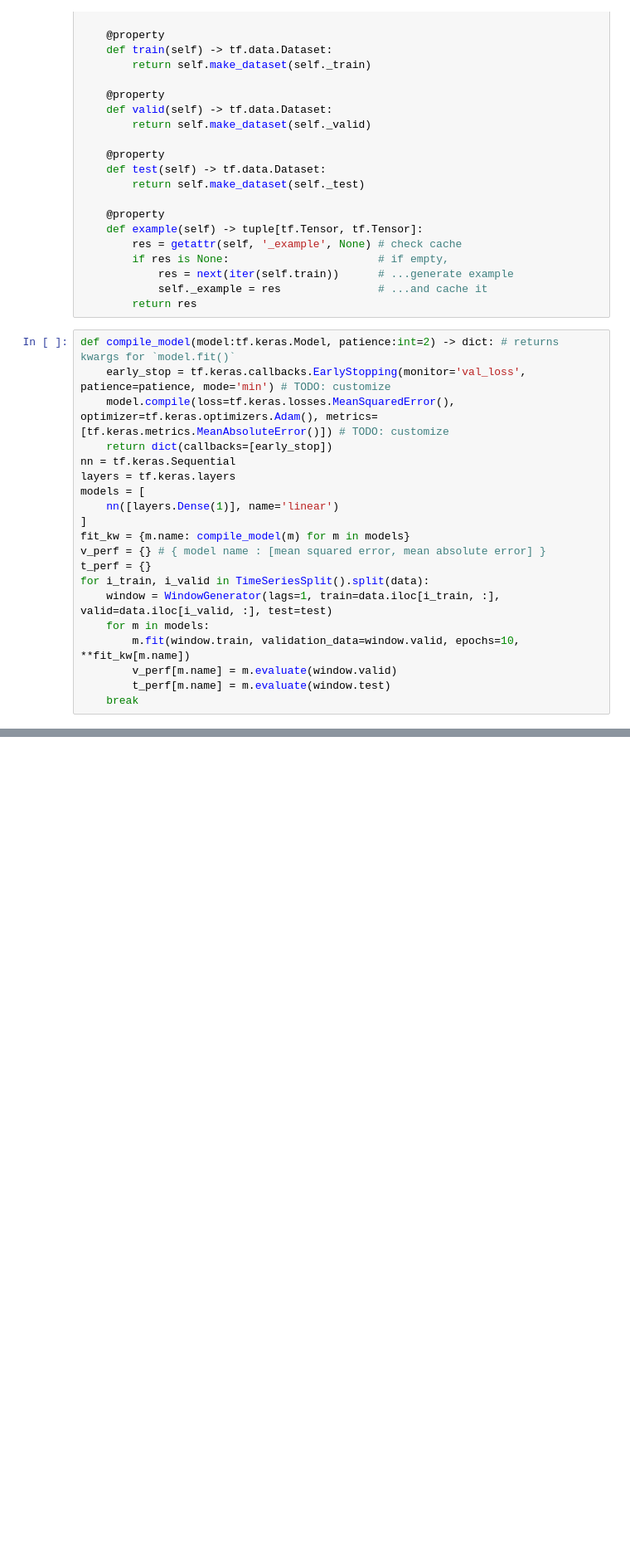
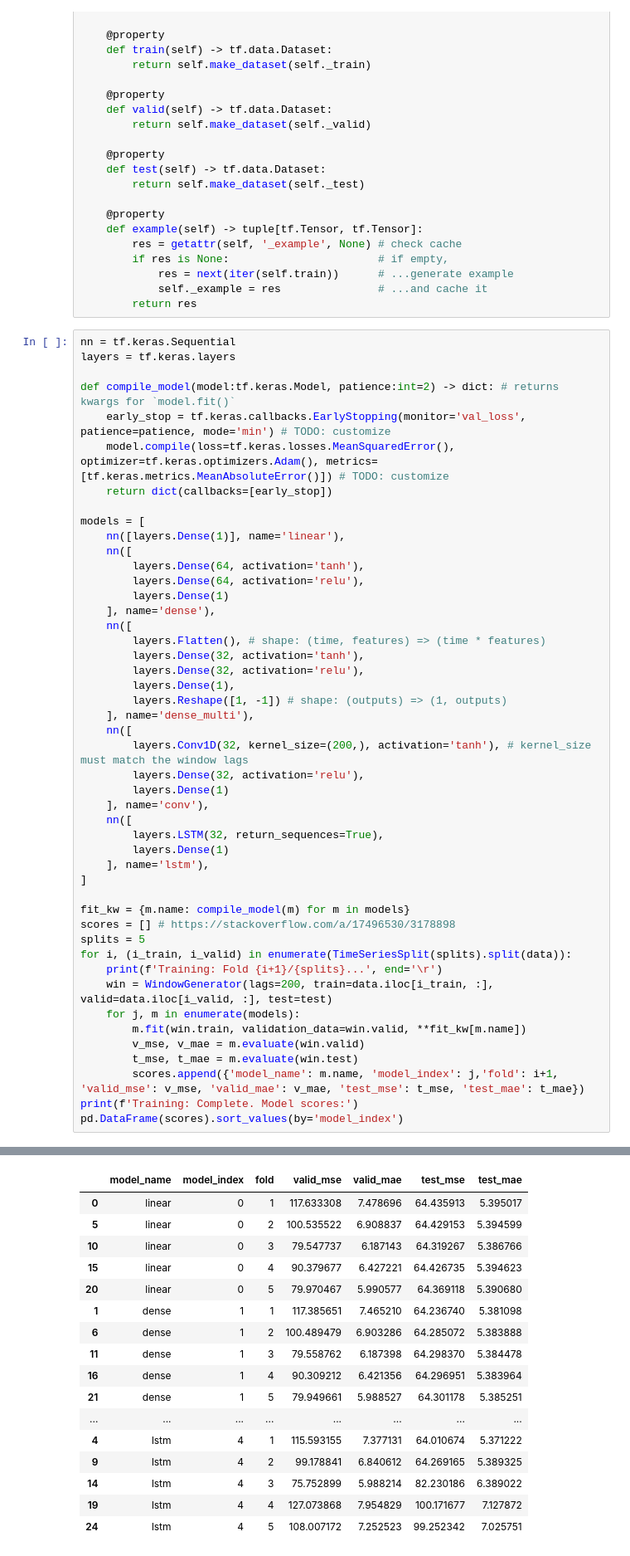
Before and after one commit to whitgroves/optiver-trading-at-the-close, a Jupyter notebook: optiver-trading-at-the-close/v17.ipynb, the cells around one changed output, grey strips where cells are left out. Shown at 83% size. Drawn from its saved outputs; the diff is of its cells as text; blank space fills up the shorter version.

```diff
--- a/optiver-trading-at-the-close/v17.ipynb
+++ b/optiver-trading-at-the-close/v17.ipynb
@@ -147,23 +146,50 @@ class WindowGenerator: # https://www.tensorflow.org/tutorials/structured_data/ti
             self._example = res               # ...and cache it
         return res
 # %%
+nn = tf.keras.Sequential
+layers = tf.keras.layers
+
 def compile_model(model:tf.keras.Model, patience:int=2) -> dict: # returns kwargs for `model.fit()`
     early_stop = tf.keras.callbacks.EarlyStopping(monitor='val_loss', patience=patience, mode='min') # TODO: customize
     model.compile(loss=tf.keras.losses.MeanSquaredError(), optimizer=tf.keras.optimizers.Adam(), metrics=[tf.keras.metrics.MeanAbsoluteError()]) # TODO: customize
     return dict(callbacks=[early_stop])
-nn = tf.keras.Sequential
-layers = tf.keras.layers
+
 models = [
-    nn([layers.Dense(1)], name='linear')
+    nn([layers.Dense(1)], name='linear'),
+    nn([
+        layers.Dense(64, activation='tanh'),
+        layers.Dense(64, activation='relu'),
+        layers.Dense(1)
+    ], name='dense'),
+    nn([
+        layers.Flatten(), # shape: (time, features) => (time * features)
+        layers.Dense(32, activation='tanh'),
+        layers.Dense(32, activation='relu'),
+        layers.Dense(1),
+        layers.Reshape([1, -1]) # shape: (outputs) => (1, outputs)
+    ], name='dense_multi'),
+    nn([
+        layers.Conv1D(32, kernel_size=(200,), activation='tanh'), # kernel_size must match the window lags
+        layers.Dense(32, activation='relu'),
+        layers.Dense(1)
+    ], name='conv'),
+    nn([
+        layers.LSTM(32, return_sequences=True),
+        layers.Dense(1)
+    ], name='lstm'),
 ]
+
 fit_kw = {m.name: compile_model(m) for m in models}
-v_perf = {} # { model name : [mean squared error, mean absolute error] }
-t_perf = {}
-for i_train, i_valid in TimeSeriesSplit().split(data):
-    window = WindowGenerator(lags=1, train=data.iloc[i_train, :], valid=data.iloc[i_valid, :], test=test)
-    for m in models:
-        m.fit(window.train, validation_data=window.valid, epochs=10, **fit_kw[m.name])
-        v_perf[m.name] = m.evaluate(window.valid)
-        t_perf[m.name] = m.evaluate(window.test)
-    break
+scores = [] # https://stackoverflow.com/a/17496530/3178898
+splits = 5
+for i, (i_train, i_valid) in enumerate(TimeSeriesSplit(splits).split(data)):
+    print(f'Training: Fold {i+1}/{splits}...', end='\r')
+    win = WindowGenerator(lags=200, train=data.iloc[i_train, :], valid=data.iloc[i_valid, :], test=test)
+    for j, m in enumerate(models):
+        m.fit(win.train, validation_data=win.valid, **fit_kw[m.name])
+        v_mse, v_mae = m.evaluate(win.valid)
+        t_mse, t_mae = m.evaluate(win.test)
+        scores.append({'model_name': m.name, 'model_index': j,'fold': i+1, 'valid_mse': v_mse, 'valid_mae': v_mae, 'test_mse': t_mse, 'test_mae': t_mae})
+print(f'Training: Complete. Model scores:')
+pd.DataFrame(scores).sort_values(by='model_index')
 # %% [output]
@@ -171,0 +200,17 @@ I0000 00:00:1701050927.533268   22220 device_compiler.h:186] Compiled cluster us
+|  | model_name | model_index | fold | valid_mse | valid_mae | test_mse | test_mae |
+| 0 | linear | 0 | 1 | 117.633308 | 7.478696 | 64.435913 | 5.395017 |
+| 5 | linear | 0 | 2 | 100.535522 | 6.908837 | 64.429153 | 5.394599 |
+| 10 | linear | 0 | 3 | 79.547737 | 6.187143 | 64.319267 | 5.386766 |
+| 15 | linear | 0 | 4 | 90.379677 | 6.427221 | 64.426735 | 5.394623 |
+| 20 | linear | 0 | 5 | 79.970467 | 5.990577 | 64.369118 | 5.390680 |
+| 1 | dense | 1 | 1 | 117.385651 | 7.465210 | 64.236740 | 5.381098 |
+| 6 | dense | 1 | 2 | 100.489479 | 6.903286 | 64.285072 | 5.383888 |
+| 11 | dense | 1 | 3 | 79.558762 | 6.187398 | 64.298370 | 5.384478 |
+| 16 | dense | 1 | 4 | 90.309212 | 6.421356 | 64.296951 | 5.383964 |
+| 21 | dense | 1 | 5 | 79.949661 | 5.988527 | 64.301178 | 5.385251 |
+| ... | ... | ... | ... | ... | ... | ... | ... |
+| 4 | lstm | 4 | 1 | 115.593155 | 7.377131 | 64.010674 | 5.371222 |
+| 9 | lstm | 4 | 2 | 99.178841 | 6.840612 | 64.269165 | 5.389325 |
+| 14 | lstm | 4 | 3 | 75.752899 | 5.988214 | 82.230186 | 6.389022 |
+| 19 | lstm | 4 | 4 | 127.073868 | 7.954829 | 100.171677 | 7.127872 |
+| 24 | lstm | 4 | 5 | 108.007172 | 7.252523 | 99.252342 | 7.025751 |
```
Also changed, not shown: parts of 5 cells of this notebook.
